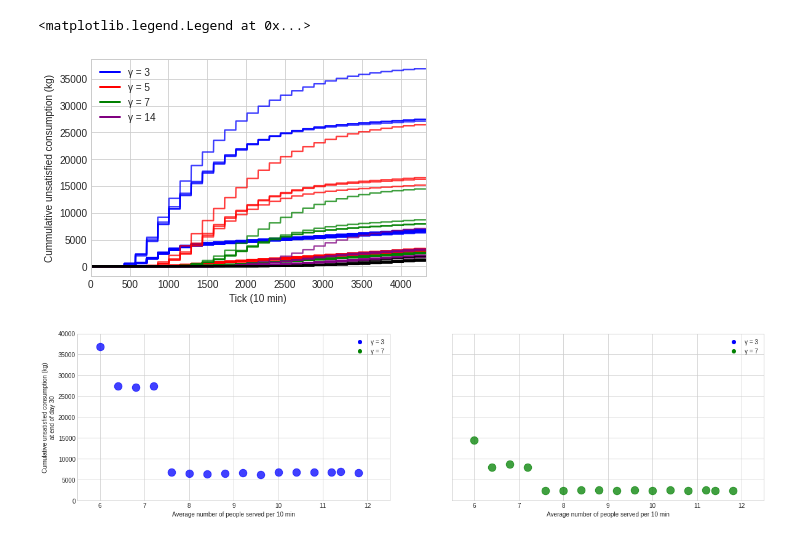
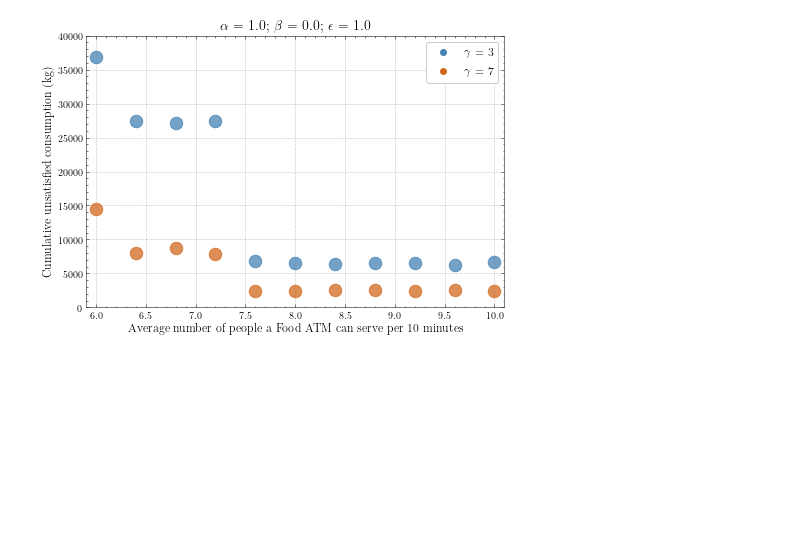
Before and after one commit to daanieo/FATM_ABM, a Jupyter notebook: results/calibration_sc/Interpretation_calibration_sc.ipynb, the cells around one changed output. Drawn from its saved outputs; the diff is of its cells as text; code cells hidden in the pictures; blank space fills up the shorter version.

```diff
--- a/results/calibration_sc/Interpretation_calibration_sc.ipynb
+++ b/results/calibration_sc/Interpretation_calibration_sc.ipynb
@@ -2,7 +2,7 @@
 import pandas as pd
 import matplotlib.pyplot as plt
 import numpy as np
-plt.style.use("seaborn-whitegrid")
+plt.style.use(["science","grid"])
 # %%
 data1 = pd.read_feather("gamma345")
 data2 = pd.read_feather("gamma7")
@@ -33,73 +33,39 @@ def normalise(arr):
     arrnorm = (arr - arrmin) / (arrmax - arrmin)
 
     return arrnorm
-# %%
-# dict to store relevant indices
-
-# x vector to plot
-x = np.linspace(0,4319,4320)
-colors = ['blue', 'red', 'green','purple','black']
-
-input_vars_filtered = input_vars
-
-gammas = [3,5,7,10,14]
-for lala in range(len(gammas)):
-    i=gammas[lala]
-    for j in input_vars_filtered[input_vars_filtered.gamma==i].index:
-        plt.plot( x, data.o1[data.o0==j],color=colors[lala], alpha=.75)
-
-
-# graph layout
-# plt.title("")
-plt.ylabel("Cumulative unsatisfied consumption (kg)")
-plt.xlabel("Tick (10 min)")
-plt.xlim([0,4320])
-
-from matplotlib.lines import Line2D
-
-colors = ['blue', 'red', 'green','purple','black']
-lines = [Line2D([0], [0], color=c, linewidth=2, linestyle='-') for c in colors]
-labels = ['γ = 3', 'γ = 5', 'γ = 7', 'γ = 14']
-plt.legend(lines, labels)
-
-# plt.ylim([-100,7500]);
-# plt.savefig("/home/daan/Desktop/unsatisfied_consumption.png")
-# %% [output]
-<matplotlib.legend.Legend at 0x...>
-[figure, removed]
 # %%
 from matplotlib.lines import Line2D
 
 # x vector to plot
 x = np.linspace(0,4319,4320)
-colors = ['blue', 'green']
-labels = ['γ = 3','γ = 7']
+colors = ['steelblue','chocolate','yellowgreen']
 
-fig,ax = plt.subplots(1,2,figsize=(20,5),sharey=True)
+fig,ax = plt.subplots(1,1,figsize=(7.5,5))
 
 input_vars_filtered = input_vars
+
+cd = {}
+labels = list()
+gammas = [3,7,14]
+for g in range(len(gammas)):
+    cd[gammas[g]]=colors[g]
+    labels.append(r"$\gamma$ = %s"%gammas[g])
 
 for i in [6.0,6.4,6.8,7.2,7.6,8.0,8.4,8.8,9.2,9.6,10,10.4,10.8,11.2,11.4,11.8]:
 
     for j in input_vars_filtered[input_vars_filtered.parallel_served_full==i].index:
-        if input_vars_filtered.gamma[j]==3:
-            ax[0].plot( i, data.o1[data.o0==j].iloc[-1],marker='o',color='blue',markersize=12.5 ,alpha=.75)
-        elif input_vars_filtered.gamma[j]==7:
-            ax[1].plot( i, data.o1[data.o0==j].iloc[-1],marker='o',color='green',markersize=12.5, alpha=.75)
+        if input_vars_filtered.gamma[j]==3 or input_vars_filtered.gamma[j]==7:
+            plt.plot( i, data.o1[data.o0==j].iloc[-1],marker='o',color=cd[input_vars_filtered.gamma[j]],markersize=12.5 ,alpha=.75)
 
 
 lines = [Line2D([0], [0], color=c, linewidth=10,marker='o' ,linestyle='None') for c in colors]
 
-for a in ax:
-    a.set_xlim([5.5,12.5])
-    a.set_ylim([0,40000])
-
-    a.set_xlabel("Average number of people served per 10 min")
-    a.legend(lines, labels)
-    a.legend(lines,labels)
-ax[0].set_ylabel("Cumulative unsatisfied consumption (kg)\nat end of day 30");
-
-
-plt.savefig("/home/daan/Desktop/calibration_sc.png")
+plt.xlim([5.9,10.1])
+plt.ylim([0,40000])
+plt.ylabel("Cumulative unsatisfied consumption (kg)",fontsize=12)
+plt.xlabel("Average number of people a Food ATM can serve per 10 minutes",fontsize=12)
+plt.title(r"$\alpha$ = 1.0; $\beta$ = 0.0; $\epsilon$ = 1.0",fontsize=14)
+plt.legend(lines[:2], labels[:2],fontsize=12)
+plt.savefig("/home/daan/Desktop/sample_servicecapacity.png")
 # %% [output]
-[figure, old version]
+[figure, new version]
```
Also changed, not shown: parts of 1 cell of this notebook, 18 other files.
